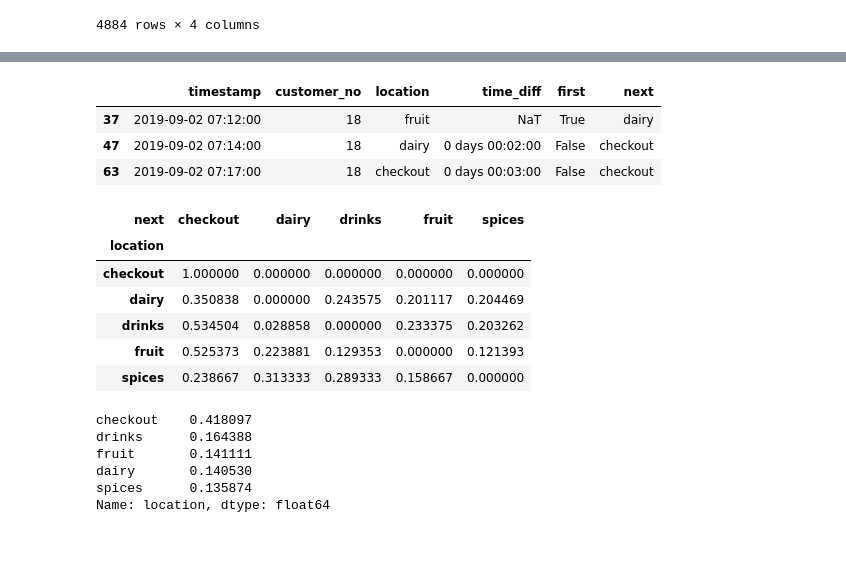
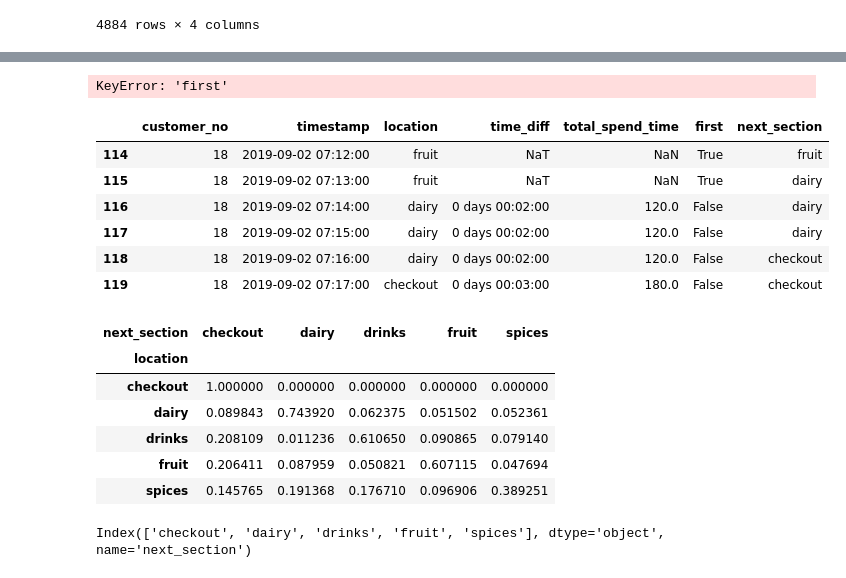
Before and after one commit to memredikici/markov_simulation, a Jupyter notebook: data_exploration_emre.ipynb, the cells around one changed output, grey strips where cells are left out. Cells and saved outputs as stored; diff of their text form; code cells hidden in the pictures; blank space fills up the shorter version.

Commit message:
add transition matrix

```diff
--- a/data_exploration_emre.ipynb
+++ b/data_exploration_emre.ipynb
@@ -107,30 +144,38 @@ df_sorted
+# %%
+df_resampled.drop(columns='customer_no', inplace=True)
+# %%
+df_resampled.reset_index(inplace=True)
+# %%
+df_resampled['total_spend_time']=df_resampled['time_diff'].dt.seconds
+# %%
+df_resampled['first'] = df_resampled['time_diff'].isna()
+df_resampled.loc[~df_sorted['first']]['location'].value_counts(normalize=True)
+# %% [output]
+KeyError: 'first'
 # %%
-df_sorted['next'] = df_sorted.groupby('customer_no')['location'].shift(-1)
-df_sorted['next'].fillna(value='checkout', inplace=True)
-df_sorted.loc[df_sorted['customer_no']==18]
+df_resampled['next_section'] = df_resampled.groupby('customer_no')['location'].shift(-1)
+df_resampled['next_section'].fillna(value='checkout', inplace=True)
+df_resampled.loc[df_resampled['customer_no']==18]
 # %% [output]
-|  | timestamp | customer_no | location | time_diff | first | next |
-| 37 | 2019-09-02 07:12:00 | 18 | fruit | NaT | True | dairy |
-| 47 | 2019-09-02 07:14:00 | 18 | dairy | 0 days 00:02:00 | False | checkout |
-| 63 | 2019-09-02 07:17:00 | 18 | checkout | 0 days 00:03:00 | False | checkout |
+|  | customer_no | timestamp | location | time_diff | total_spend_time | first | next_section |
+| 114 | 18 | 2019-09-02 07:12:00 | fruit | NaT | NaN | True | fruit |
+| 115 | 18 | 2019-09-02 07:13:00 | fruit | NaT | NaN | True | dairy |
+| 116 | 18 | 2019-09-02 07:14:00 | dairy | 0 days 00:02:00 | 120.0 | False | dairy |
+| 117 | 18 | 2019-09-02 07:15:00 | dairy | 0 days 00:02:00 | 120.0 | False | dairy |
+| 118 | 18 | 2019-09-02 07:16:00 | dairy | 0 days 00:02:00 | 120.0 | False | checkout |
+| 119 | 18 | 2019-09-02 07:17:00 | checkout | 0 days 00:03:00 | 180.0 | False | checkout |
 # %%
-M = pd.crosstab(df_sorted['location'], df_sorted['next'], normalize='index')
-M
+transition_matrix = pd.crosstab(df_resampled['location'], df_resampled['next_section'], normalize='index')
+transition_matrix
 # %% [output]
-| next | checkout | dairy | drinks | fruit | spices |
+| next_section | checkout | dairy | drinks | fruit | spices |
 | location |  |  |  |  |  |
 | checkout | 1.000000 | 0.000000 | 0.000000 | 0.000000 | 0.000000 |
-| dairy | 0.350838 | 0.000000 | 0.243575 | 0.201117 | 0.204469 |
-| drinks | 0.534504 | 0.028858 | 0.000000 | 0.233375 | 0.203262 |
-| fruit | 0.525373 | 0.223881 | 0.129353 | 0.000000 | 0.121393 |
-| spices | 0.238667 | 0.313333 | 0.289333 | 0.158667 | 0.000000 |
+| dairy | 0.089843 | 0.743920 | 0.062375 | 0.051502 | 0.052361 |
+| drinks | 0.208109 | 0.011236 | 0.610650 | 0.090865 | 0.079140 |
+| fruit | 0.206411 | 0.087959 | 0.050821 | 0.607115 | 0.047694 |
+| spices | 0.145765 | 0.191368 | 0.176710 | 0.096906 | 0.389251 |
-# %%
-df_sorted['first'] = df_sorted['time_diff'].isna()
-df_sorted.loc[~df_sorted['first']]['location'].value_counts(normalize=True)
-# %% [output]
-checkout    0.418097
-drinks      0.164388
-fruit       0.141111
-dairy       0.140530
-spices      0.135874
-Name: location, dtype: float64
+# %%
+transition_matrix.columns
+# %% [output]
+Index(['checkout', 'dairy', 'drinks', 'fruit', 'spices'], dtype='object', name='next_section')
```
Also changed, not shown: parts of 4 cells of this notebook.
